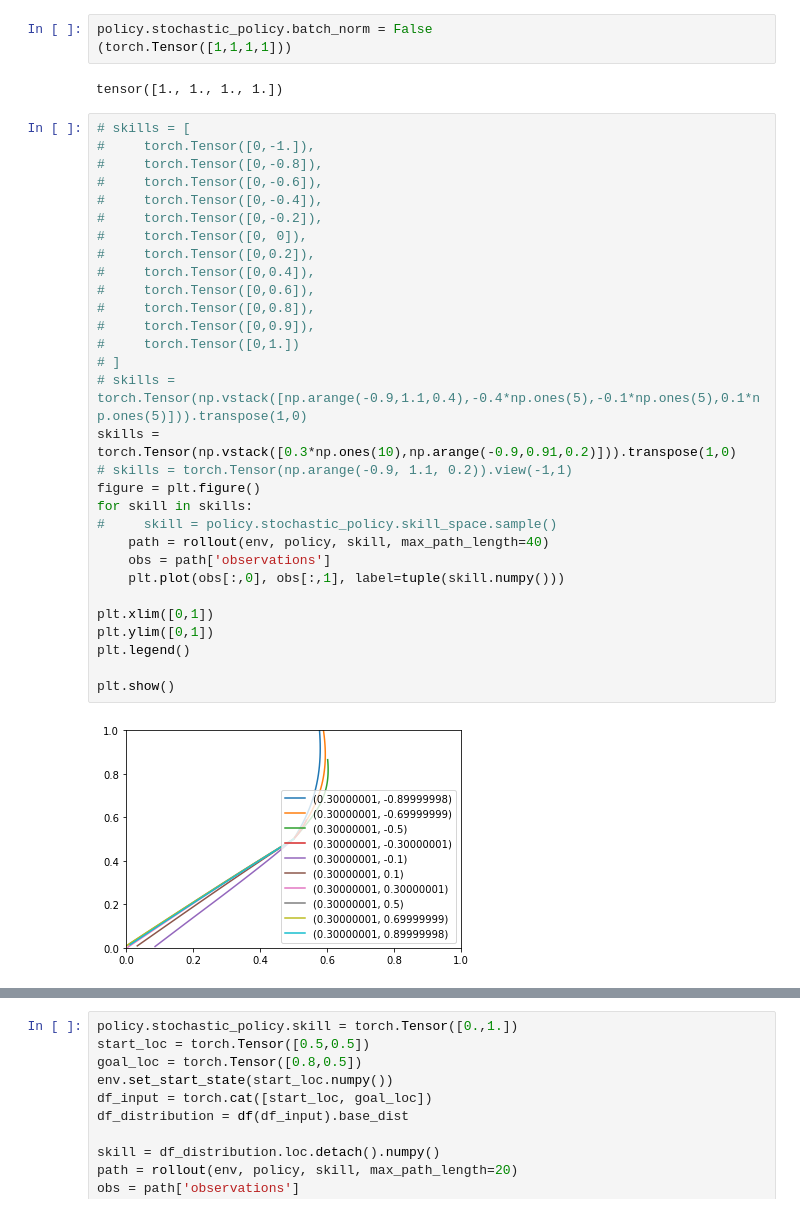
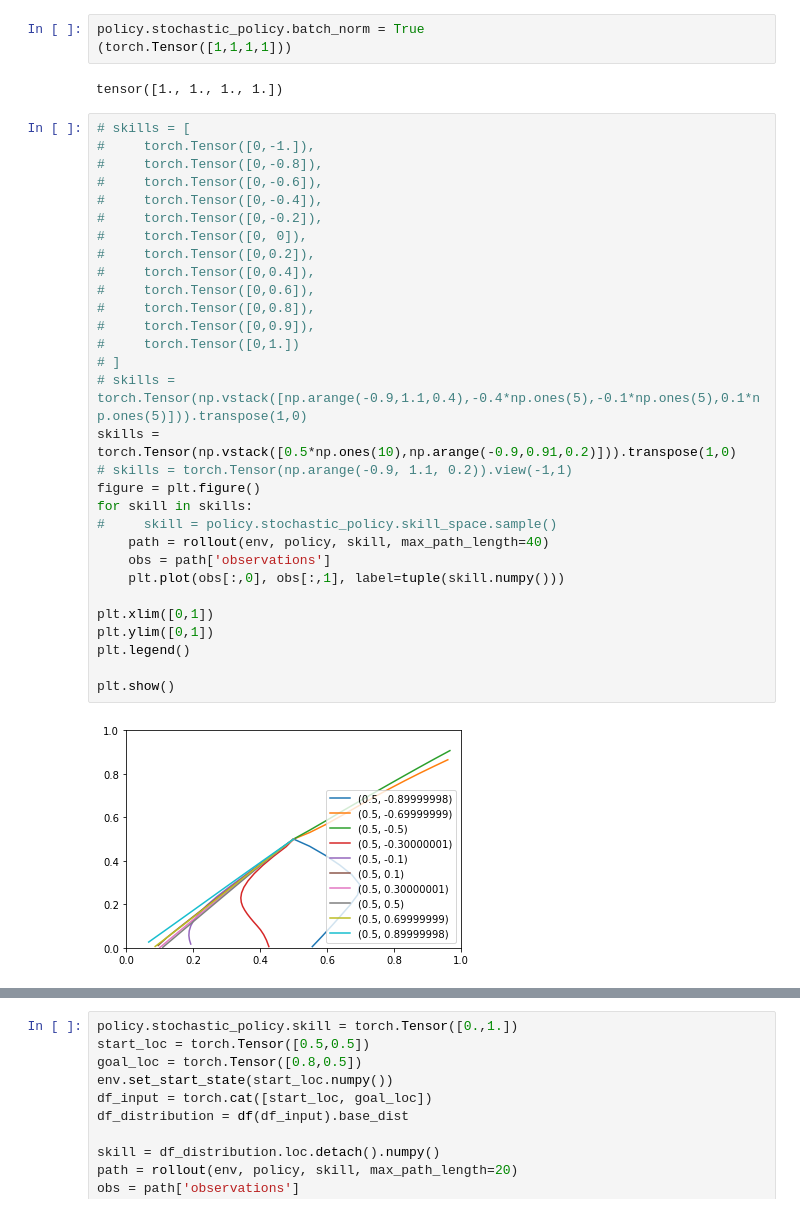
Before and after one commit to vincentlui/unsupervised-goal-conditioned-rl, a Jupyter notebook: Untitled.ipynb, the cells around one changed output, grey strips where cells are left out. Saved outputs shown, nothing was run; the diff lists cells and outputs as text.

```diff
--- a/Untitled.ipynb
+++ b/Untitled.ipynb
@@ -78,42 +78,42 @@ torch.identity
 # %% [output]
 KeyError: 'trainer/df'
 # %%
-policy.stochastic_policy.batch_norm = False
+policy.stochastic_policy.batch_norm = True
 (torch.Tensor([1,1,1,1]))
 # %% [output]
 tensor([1., 1., 1., 1.])
 # %%
 # skills = [
 #     torch.Tensor([0,-1.]),
 #     torch.Tensor([0,-0.8]),
 #     torch.Tensor([0,-0.6]),
 #     torch.Tensor([0,-0.4]),
 #     torch.Tensor([0,-0.2]),
 #     torch.Tensor([0, 0]),
 #     torch.Tensor([0,0.2]),
 #     torch.Tensor([0,0.4]),
 #     torch.Tensor([0,0.6]),
 #     torch.Tensor([0,0.8]),
 #     torch.Tensor([0,0.9]),
 #     torch.Tensor([0,1.])
 # ]
 # skills = torch.Tensor(np.vstack([np.arange(-0.9,1.1,0.4),-0.4*np.ones(5),-0.1*np.ones(5),0.1*np.ones(5)])).transpose(1,0)
-skills = torch.Tensor(np.vstack([0.3*np.ones(10),np.arange(-0.9,0.91,0.2)])).transpose(1,0)
+skills = torch.Tensor(np.vstack([0.5*np.ones(10),np.arange(-0.9,0.91,0.2)])).transpose(1,0)
 # skills = torch.Tensor(np.arange(-0.9, 1.1, 0.2)).view(-1,1)
 figure = plt.figure()
 for skill in skills:
 #     skill = policy.stochastic_policy.skill_space.sample()
     path = rollout(env, policy, skill, max_path_length=40)
     obs = path['observations']
     plt.plot(obs[:,0], obs[:,1], label=tuple(skill.numpy()))
 
 plt.xlim([0,1])
 plt.ylim([0,1])
 plt.legend()
 
 plt.show()
 # %% [output]
-[figure, old version]
+[figure, new version]
 # %%
 skill_range = np.arange(-0.9, 0.91, 0.1)
 heatmap = np.empty([len(skill_range), len(skill_range)])
```
Also changed, not shown: parts of 2 cells of this notebook, 3 other files.
